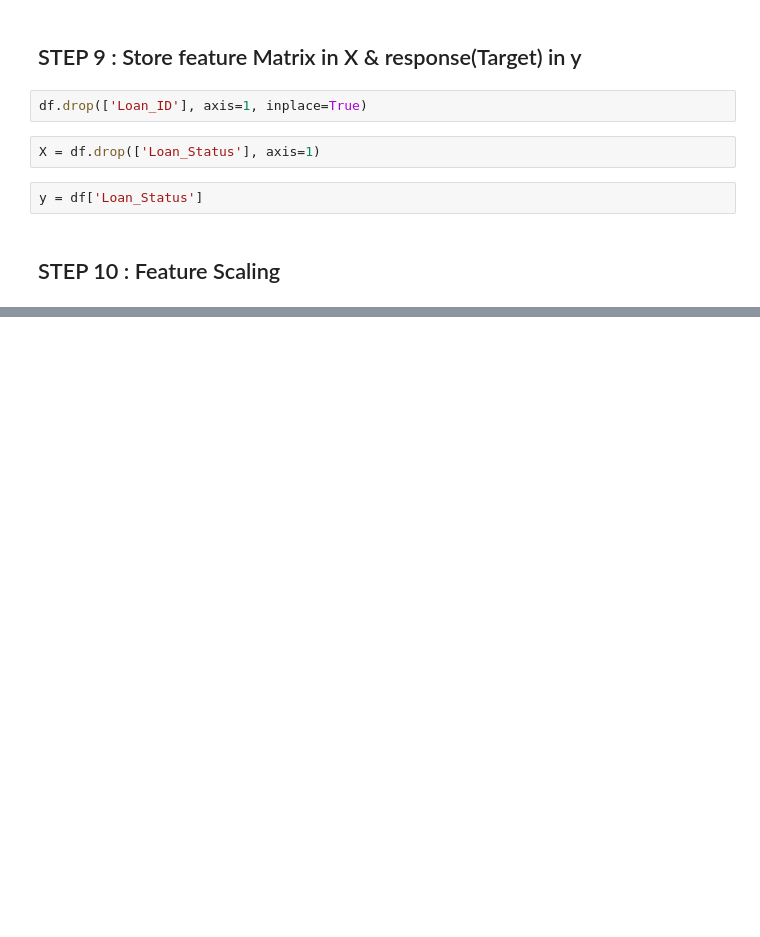
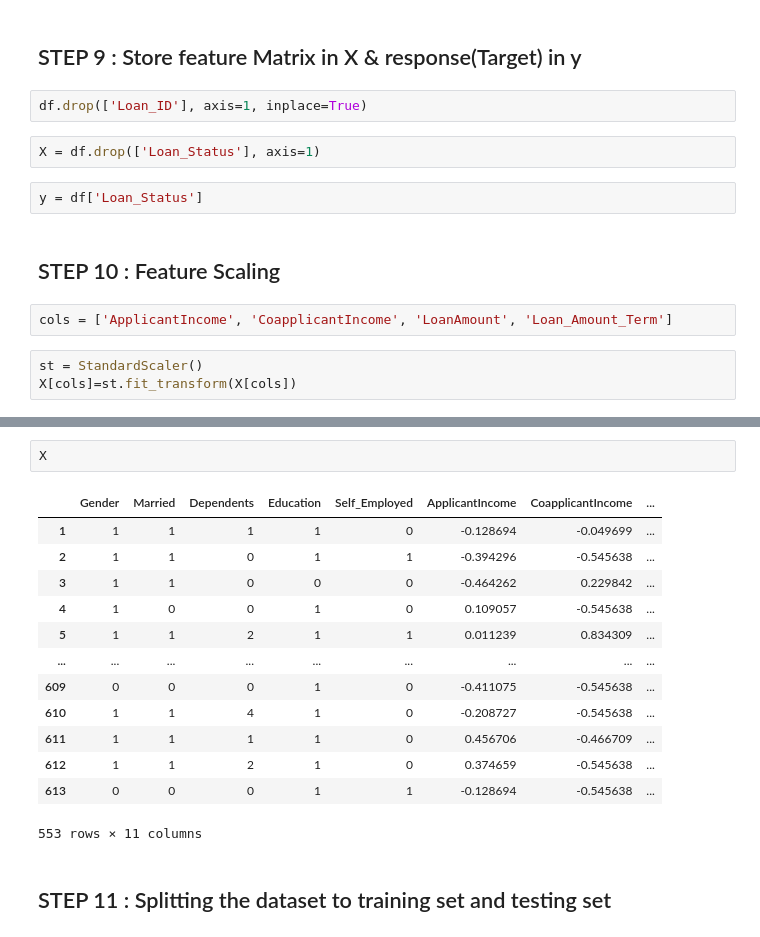
Before and after one commit to SurekhaBerlin/Loan-Status-Prediction-Using-Machine-Learning, a Jupyter notebook: Loan_Status_Prediction_Using_Machine_Learning_ipynb.ipynb, the cells around one changed output, grey strips where cells are left out. Drawn from its saved outputs; the diff is of its cells as text; blank space fills up the shorter version.

```diff
--- a/Loan_Status_Prediction_Using_Machine_Learning_ipynb.ipynb
+++ b/Loan_Status_Prediction_Using_Machine_Learning_ipynb.ipynb
@@ -247,3 +247,8 @@ X = df.drop(['Loan_Status'], axis=1)
 y = df['Loan_Status']
 # %% [markdown]
 ## STEP 10 : Feature Scaling
+# %%
+cols = ['ApplicantIncome', 'CoapplicantIncome', 'LoanAmount', 'Loan_Amount_Term']
+# %%
+st = StandardScaler()
+X[cols]=st.fit_transform(X[cols])
@@ -249,0 +264,18 @@ y = df['Loan_Status']
+# %%
+X
+# %% [output]
+|  | Gender | Married | Dependents | Education | Self_Employed | ApplicantIncome | CoapplicantIncome | ... |
+| 1 | 1 | 1 | 1 | 1 | 0 | -0.128694 | -0.049699 | ... |
+| 2 | 1 | 1 | 0 | 1 | 1 | -0.394296 | -0.545638 | ... |
+| 3 | 1 | 1 | 0 | 0 | 0 | -0.464262 | 0.229842 | ... |
+| 4 | 1 | 0 | 0 | 1 | 0 | 0.109057 | -0.545638 | ... |
+| 5 | 1 | 1 | 2 | 1 | 1 | 0.011239 | 0.834309 | ... |
+| ... | ... | ... | ... | ... | ... | ... | ... | ... |
+| 609 | 0 | 0 | 0 | 1 | 0 | -0.411075 | -0.545638 | ... |
+| 610 | 1 | 1 | 4 | 1 | 0 | -0.208727 | -0.545638 | ... |
+| 611 | 1 | 1 | 1 | 1 | 0 | 0.456706 | -0.466709 | ... |
+| 612 | 1 | 1 | 2 | 1 | 0 | 0.374659 | -0.545638 | ... |
+| 613 | 0 | 0 | 0 | 1 | 1 | -0.128694 | -0.545638 | ... |
+553 rows × 11 columns
+# %% [markdown]
+## STEP 11 : Splitting the dataset to training set and testing set
```
Also changed, not shown: parts of 1 cell of this notebook.
